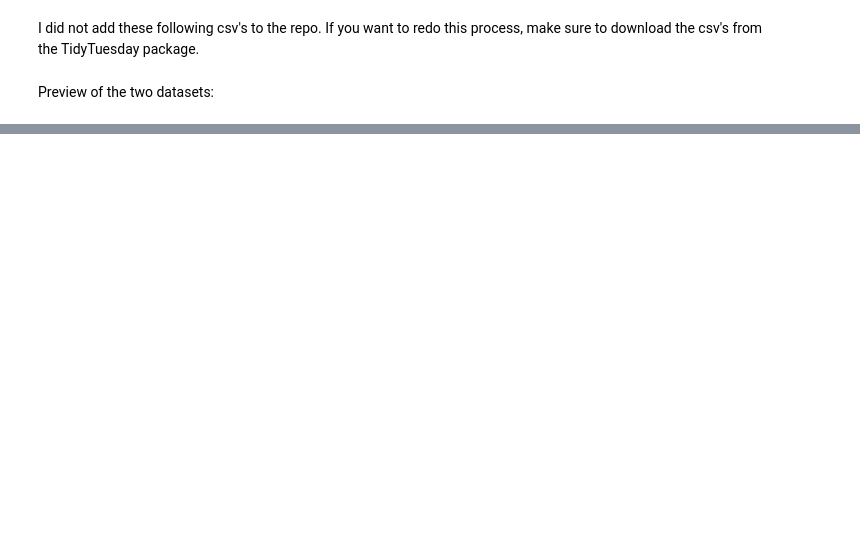
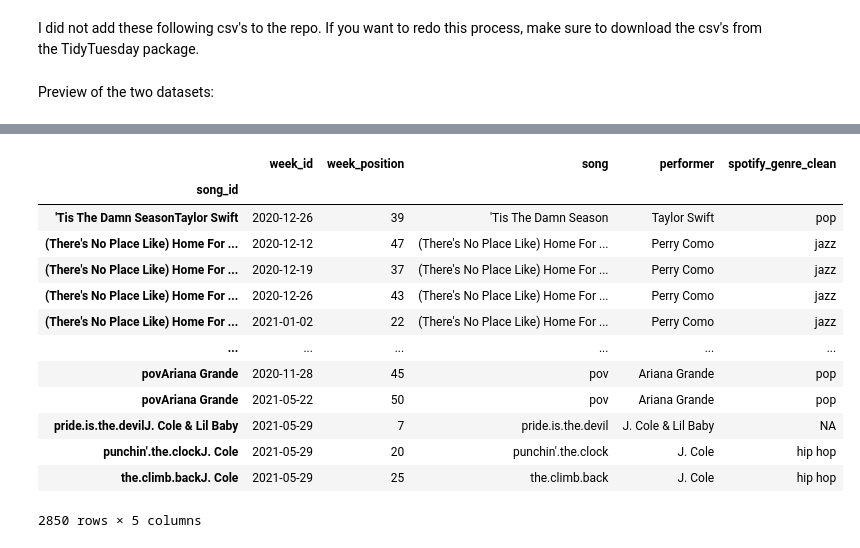
Before and after one commit to alexandriaGuo/billboard-top-100, a Jupyter notebook: data_clean.ipynb, the cells around one changed output, grey strips where cells are left out. Cells and saved outputs as stored; diff of their text form; code cells hidden in the pictures; blank space fills up the shorter version.

```diff
--- a/data_clean.ipynb
+++ b/data_clean.ipynb
@@ -48,6 +48,6 @@ df_audio
 # %%
 # we want to get rid of duplicates to avoid adding extra rows
-df_audio = df_audio.drop_duplicates(subset=['song_id'])
+df_audio = df_audio.drop_duplicates(subset=['song'])
 
 # defaults to left join
 df_merge = df_billboard.set_index('song_id').join(df_audio.set_index('song_id'), rsuffix="_spotify")
@@ -198,14 +224,29 @@ df_clean.to_csv("billboard_spotify_cleaned.csv",index = False)
 # %%
 import copy
 
 df_alluvial = copy.deepcopy(df_clean)
-df_alluvial = df_alluvial.iloc[:, :9]
+df_alluvial = df_alluvial[['week_id', 'week_position', 'song', 'performer', 'spotify_genre_clean']]
 
 df_alluvial = df_alluvial[df_alluvial['week_position'] <= 50]
 
 df_alluvial['week_id'] = pd.to_datetime(df_alluvial['week_id'], format='%m/%d/%Y')
 
-df_alluvial_filtered = df_alluvial[df_alluvial['week_id'] >= pd.Timestamp(2021,5,1)]
+df_alluvial_filtered = df_alluvial[df_alluvial['week_id'] >= pd.Timestamp(2020,5,1)]
 df_alluvial_filtered
+# %% [output]
+|  | week_id | week_position | song | performer | spotify_genre_clean |
+| song_id |  |  |  |  |  |
+| 'Tis The Damn SeasonTaylor Swift | 2020-12-26 | 39 | 'Tis The Damn Season | Taylor Swift | pop |
+| (There's No Place Like) Home For ... | 2020-12-12 | 47 | (There's No Place Like) Home For ... | Perry Como | jazz |
+| (There's No Place Like) Home For ... | 2020-12-19 | 37 | (There's No Place Like) Home For ... | Perry Como | jazz |
+| (There's No Place Like) Home For ... | 2020-12-26 | 43 | (There's No Place Like) Home For ... | Perry Como | jazz |
+| (There's No Place Like) Home For ... | 2021-01-02 | 22 | (There's No Place Like) Home For ... | Perry Como | jazz |
+| ... | ... | ... | ... | ... | ... |
+| povAriana Grande | 2020-11-28 | 45 | pov | Ariana Grande | pop |
+| povAriana Grande | 2021-05-22 | 50 | pov | Ariana Grande | pop |
+| pride.is.the.devilJ. Cole & Lil Baby | 2021-05-29 | 7 | pride.is.the.devil | J. Cole & Lil Baby | NA |
+| punchin'.the.clockJ. Cole | 2021-05-29 | 20 | punchin'.the.clock | J. Cole | hip hop |
+| the.climb.backJ. Cole | 2021-05-29 | 25 | the.climb.back | J. Cole | hip hop |
+2850 rows × 5 columns
 # %%
 df_alluvial_filtered.to_csv("billboard_alluvial.csv",index = False)
```
Also changed, not shown: parts of 8 cells of this notebook, 1 other file.
